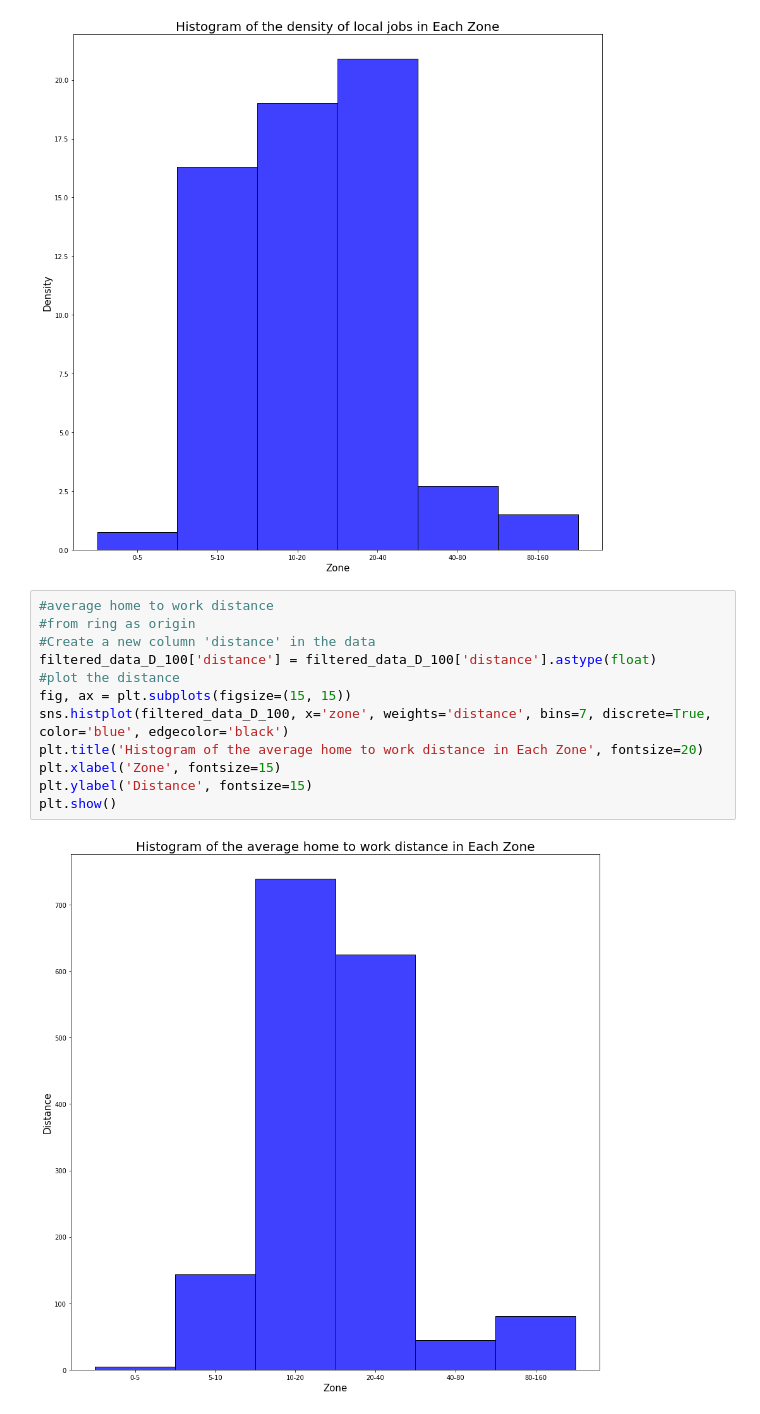
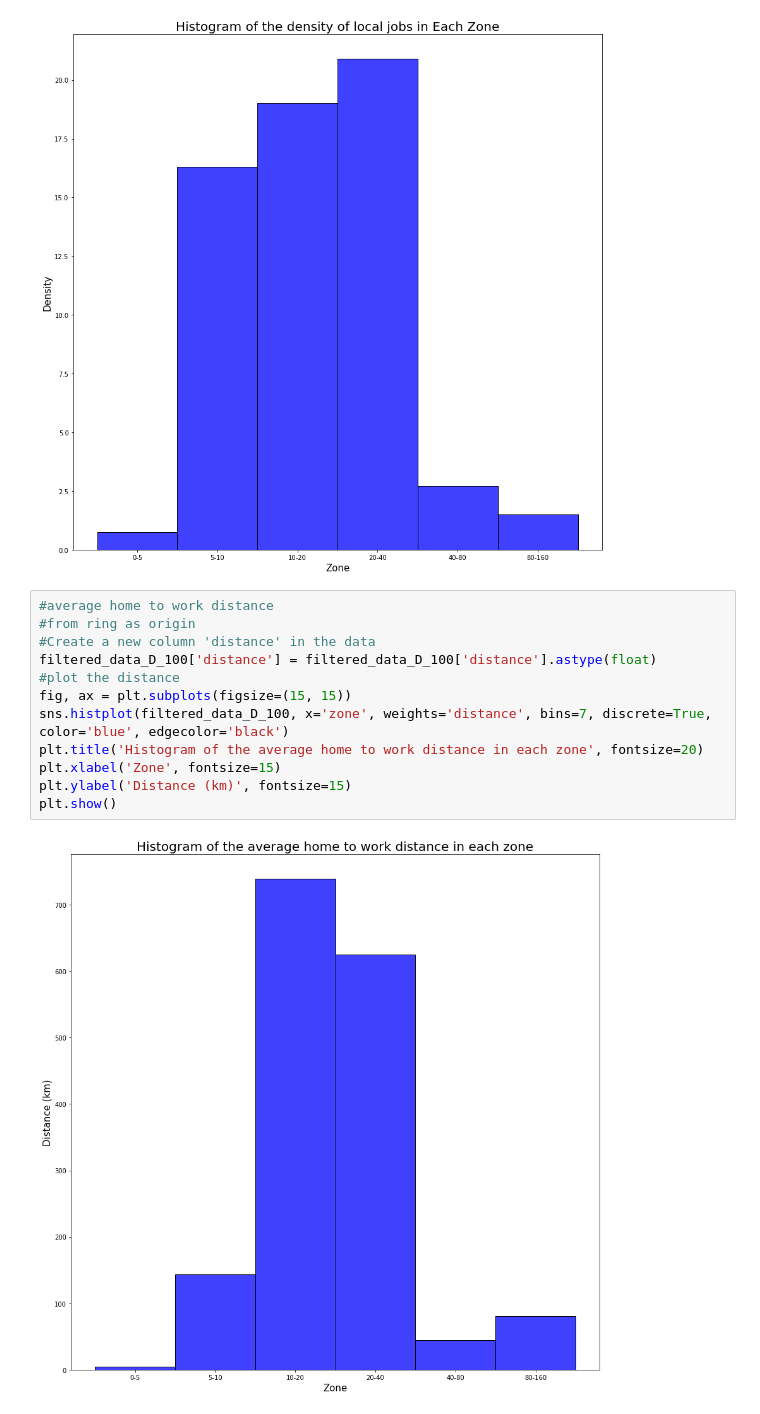
Before and after one commit to MaxelieG/SOMS, a Jupyter notebook: Histogram.ipynb, the cells around one changed output. Saved outputs shown, nothing was run; the diff lists cells and outputs as text.

```diff
--- a/Histogram.ipynb
+++ b/Histogram.ipynb
@@ -423,14 +423,14 @@ plt.show()
 # %%
 #average home to work distance
 #from ring as origin
 #Create a new column 'distance' in the data
 filtered_data_D_100['distance'] = filtered_data_D_100['distance'].astype(float)
 #plot the distance
 fig, ax = plt.subplots(figsize=(15, 15))
 sns.histplot(filtered_data_D_100, x='zone', weights='distance', bins=7, discrete=True, color='blue', edgecolor='black')
-plt.title('Histogram of the average home to work distance in Each Zone', fontsize=20)
+plt.title('Histogram of the average home to work distance in each zone', fontsize=20)
 plt.xlabel('Zone', fontsize=15)
-plt.ylabel('Distance', fontsize=15)
+plt.ylabel('Distance (km)', fontsize=15)
 plt.show()
 # %% [output]
-[figure, old version]
+[figure, new version]
```
Also changed, not shown: parts of 6 cells of this notebook.
